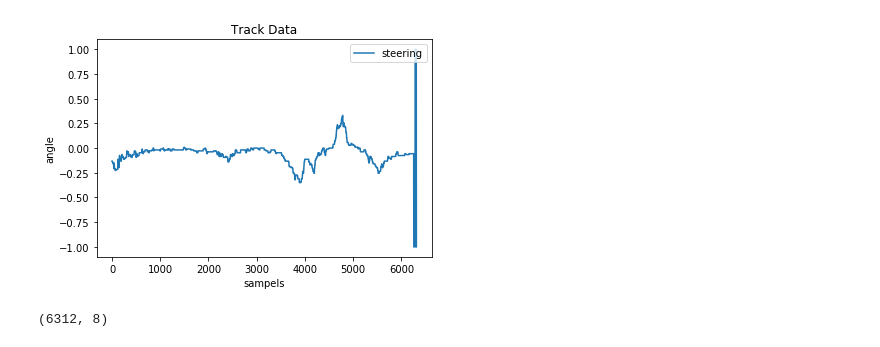
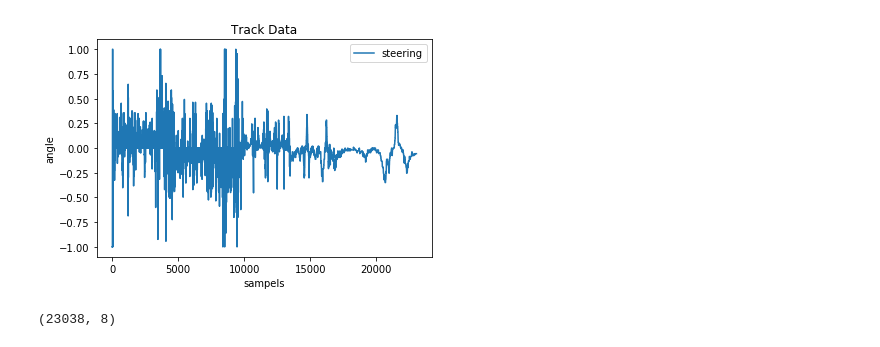
Before and after one commit to AndysDeepAbstractions/CarND-Behavioral-Cloning-P3, a Jupyter notebook: clone.ipynb, the cells around one changed output. Saved outputs shown, nothing was run; the diff lists cells and outputs as text; code cells hidden in the pictures.

```diff
--- a/clone.ipynb
+++ b/clone.ipynb
@@ -33,38 +33,39 @@ import matplotlib.pyplot as plt
 # %%
 # read csv
 def get_csv(path):
     # load CSV & drop zeros
     df = pd.read_csv(path+'driving_log.csv')
     #df = df.drop(df[df['steering'] == 0.].index)
     df = df.drop(df[df['speed'] < 1.].index)
     df['center'] = path+df['center']
     df['right'] = path+df['right']
     df['left'] = path+df['left']
     return df
 
-tracks = [#get_csv(path = './data/'),\
-          #get_csv(path = './andy_track1_forward/'),\
-          #get_csv(path = './andy_track1_backward/'),\
+tracks = [get_csv(path = './andy_track1_offroad/'),\
+          get_csv(path = './data/'),\
+          get_csv(path = './peters_drive/'),\
+          get_csv(path = './andy_track1_backward/'),\
+          get_csv(path = './andy_track1_forward/'),\
           get_csv(path = './andy_track1_exact_drive/'),\
-          get_csv(path = './andy_track1_offroad/'),\
          ]
 df = pd.concat(tracks).reset_index()
 
 def plot_steering(df):
     ### plot
     plt.plot(df['steering'])
     plt.title('Track Data')
     plt.ylabel('angle')
-    plt.xlabel('sampels')
+    plt.xlabel('sampels')dwdwdwdwdwd
     plt.legend(['steering'], loc='upper right')
     #plt.yscale('log')
     plt.show()
 
 plot_steering(df)
 print(df.shape)
 # %% [output]
-[figure, old version]
+[figure, new version]
-(6312, 8)
+(23038, 8)
 # %%
 from sklearn.model_selection import train_test_split
 df_train, df_val = train_test_split(df, test_size=1/21, random_state=42)
```
Also changed, not shown: parts of 5 cells of this notebook, 5 other files.
